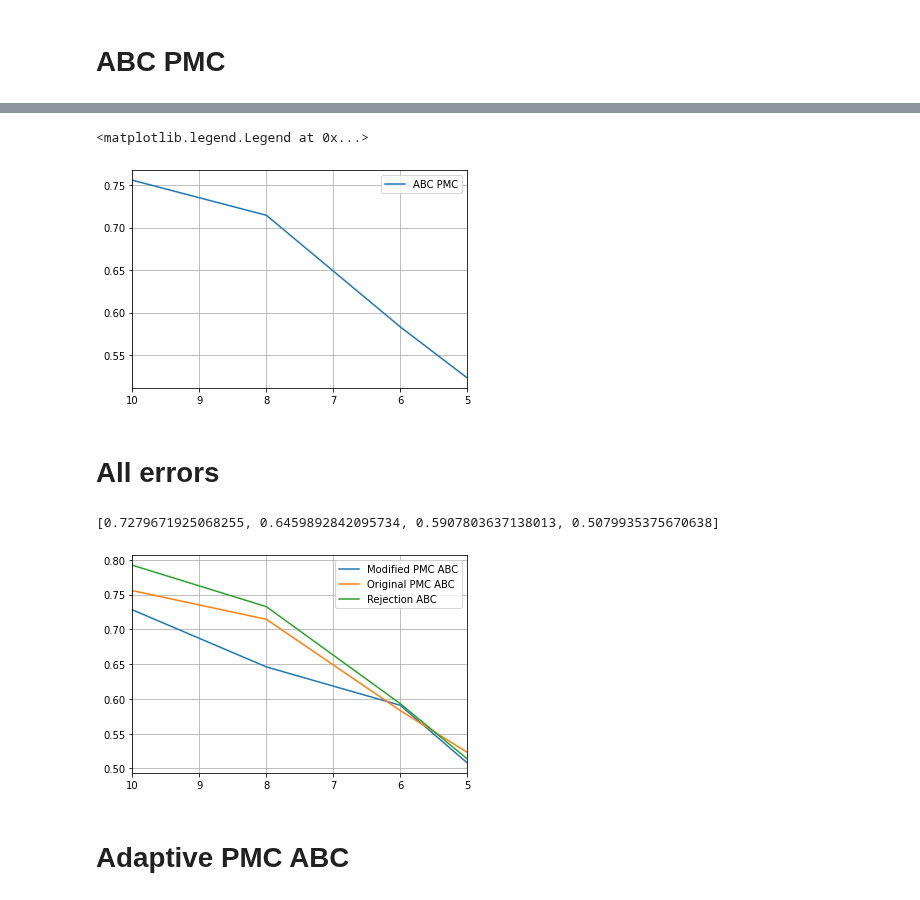
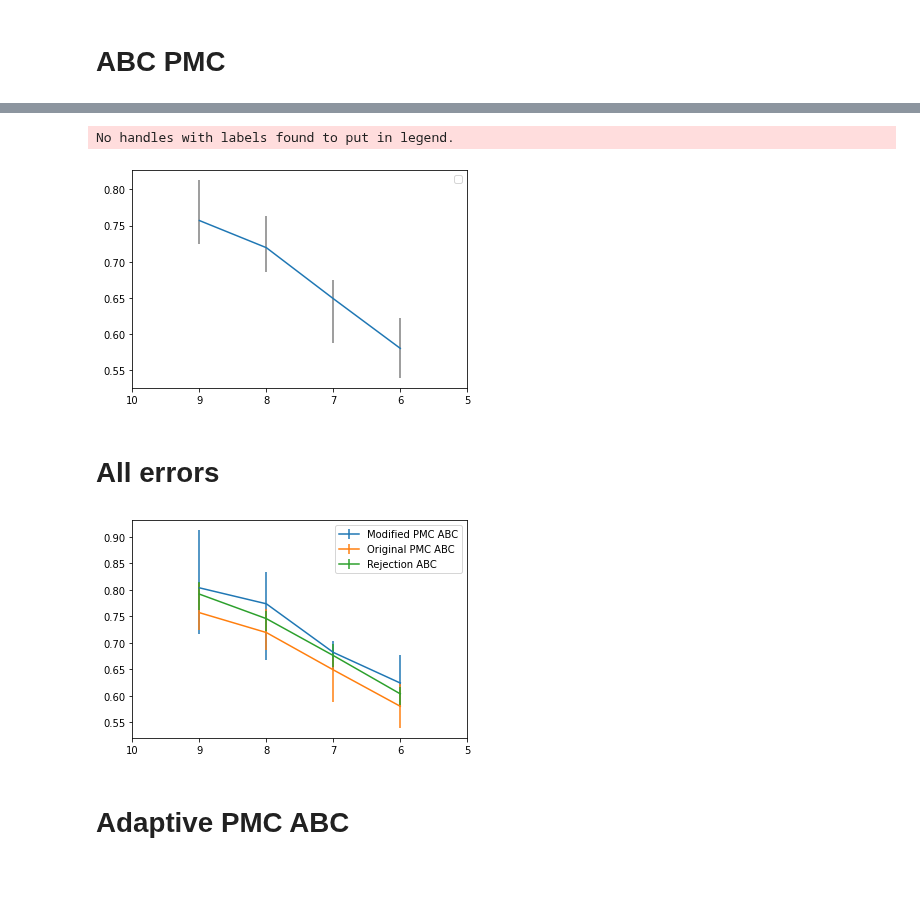
Before and after one commit to pints-team/pints, a Jupyter notebook: production_degradation_errors.ipynb, the cells around one changed output, grey strips where cells are left out. Drawn from its saved outputs; the diff is of its cells as text; code cells hidden in the pictures.

Commit message:
finished production-degradation errors

```diff
--- a/production_degradation_errors.ipynb
+++ b/production_degradation_errors.ipynb
@@ -352,15 +292,0 @@ finished computing kde + 0.4497880641799385
-# %%
-def marginal_distribution_y(y):
-    partial_lam = lambda x : normalized_posterior(x, y)
-    return integrate.quad(partial_lam, 0, 0.3)[0]
-
-thetas = np.linspace(0.5, 2, 100)
-
-norm_term = integrate.quad(marginal_distribution_y, 0.5, 2)
-
-results_y = []
-for theta in thetas:
-    results_y.append(marginal_distribution_y(theta))
-
-plt.plot(thetas, results_y)
-plt.show()
@@ -652,12 +543,18 @@ saved_x=0.4600636293465551, saved_y=0.06314265117772219
 # %%
 res_true_pmc = resulting_kl
 
-fig, ax = plt.subplots()
+resulting_kl = np.array(resulting_kl)
 
-ax.plot(error_thresholds, res_true_pmc, label='ABC PMC')
-ax.set_xlim(10, 5)
-ax.grid(True)
-ax.legend()
+mins_kl = resulting_kl.min(1)
+maxes_kl = resulting_kl.max(1)
+means_kl = resulting_kl.mean(1)
+
+
+plt.errorbar(error_thresholds, means_kl, [means_kl - mins_kl, maxes_kl - means_kl], ecolor='gray')
+plt.xlim(10, 5)
+
+plt.legend()
+plt.show()
 
 # import os
 
@@ -668,31 +565,52 @@ ax.legend()
 
 # plt.savefig(my_path + '/degradation_errors_adaptive.pdf')
 # %% [output]
-<matplotlib.legend.Legend at 0x...>
+No handles with labels found to put in legend.
-[figure, old version]
+[figure, new version]
 # %% [markdown]
 # All errors
 # %%
-fig, ax = plt.subplots()
+res_fake_pmc = np.array(res_fake_pmc)
+res_true_pmc = np.array(res_true_pmc)
+res_rej_abc = np.array(res_rej_abc)
 
-print(res_fake_pmc)
+mins_fake_pmc_kl = res_fake_pmc.min(1)
+maxes_fake_pmc_kl = res_fake_pmc.max(1)
+means_fake_pmc_kl = res_fake_pmc.mean(1)
 
-ax.plot(error_thresholds, res_fake_pmc, label='Modified PMC ABC')
-ax.plot(error_thresholds, res_true_pmc, label='Original PMC ABC')
-ax.plot(error_thresholds, res_rej_abc, label='Rejection ABC')
-ax.set_xlim(10, 5)
-ax.grid(True)
-ax.legend()
+mins_true_pmc_kl = res_true_pmc.min(1)
+maxes_true_pmc_kl = res_true_pmc.max(1)
+means_true_pmc_kl = res_true_pmc.mean(1)
+
+mins_abc_rej_kl = res_rej_abc.min(1)
+maxes_abc_rej_kl = res_rej_abc.max(1)
+means_abc_rej_kl = res_rej_abc.mean(1)
+
+plt.errorbar(error_thresholds, means_fake_pmc_kl, [means_fake_pmc_kl - mins_fake_pmc_kl, maxes_fake_pmc_kl - means_fake_pmc_kl], label='Modified PMC ABC')
+plt.errorbar(error_thresholds, means_true_pmc_kl, [means_true_pmc_kl - mins_true_pmc_kl, maxes_true_pmc_kl - means_true_pmc_kl], label='Original PMC ABC')
+plt.errorbar(error_thresholds, means_abc_rej_kl, [means_abc_rej_kl - mins_abc_rej_kl, maxes_abc_rej_kl - means_abc_rej_kl], label='Rejection ABC')
+plt.xlim(10, 5)
+plt.legend()
+# plt.show()
+
+
+# print(res_fake_pmc)
+
+# ax.plot(error_thresholds, res_fake_pmc, label='Modified PMC ABC')
+# ax.plot(error_thresholds, res_true_pmc, label='Original PMC ABC')
+# ax.plot(error_thresholds, res_rej_abc, label='Rejection ABC')
+# ax.set_xlim(10, 5)
+# ax.grid(True)
+# ax.legend()
 # plt.show()
 
 import os
 __file = r"C:\Users\Victor\Desktop\disertation_2022\experiments\production_degradation"
 my_path = os.path.abspath(__file)
 
 plt.savefig(my_path + '/production_degradation_errors_all.pdf')
 # %% [output]
-[0.7279671925068255, 0.6459892842095734, 0.5907803637138013, 0.5079935375670638]
-[figure, old version]
+[figure, new version]
 # %% [markdown]
 # Adaptive PMC ABC
 # %%
```
Also changed, not shown: parts of 19 cells of this notebook.
